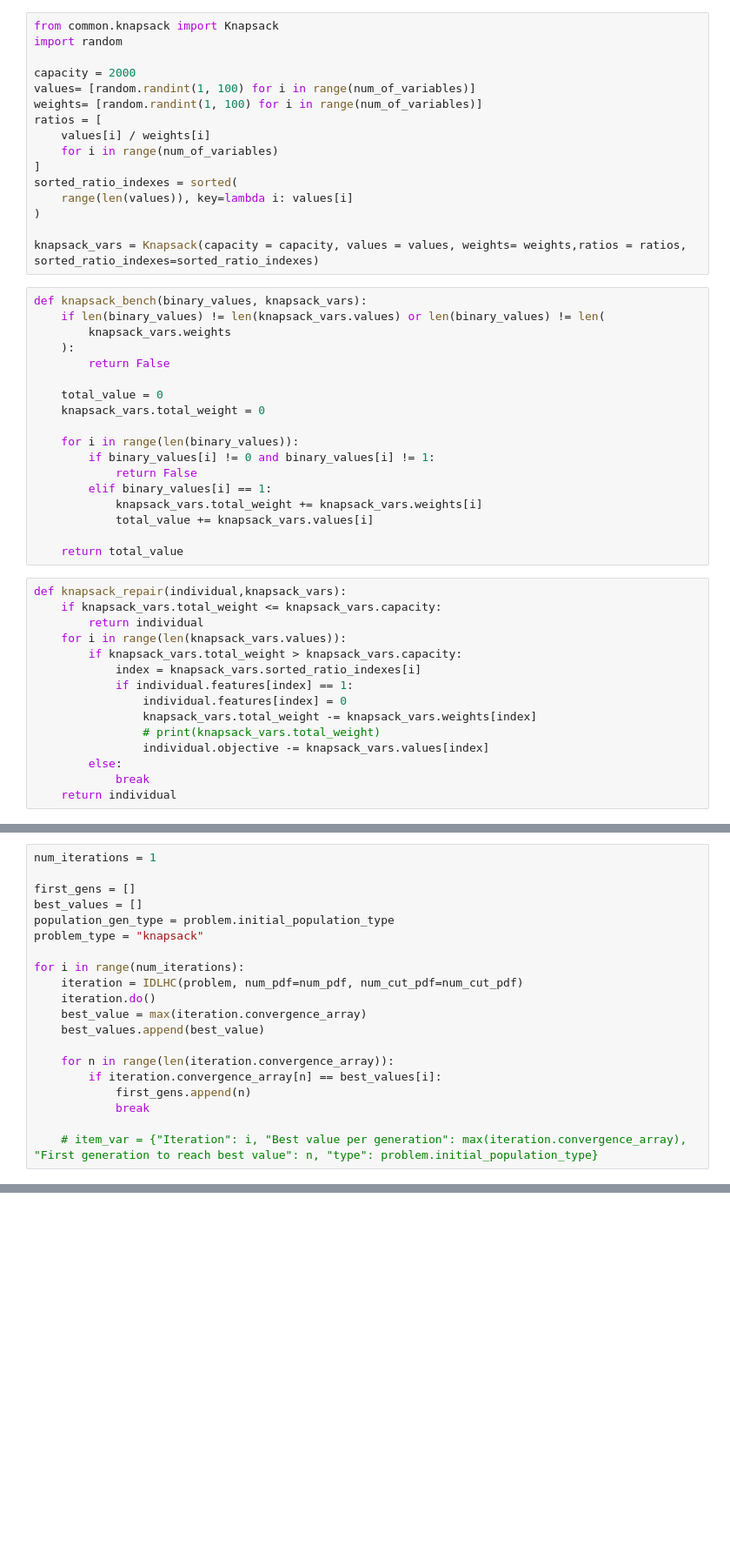
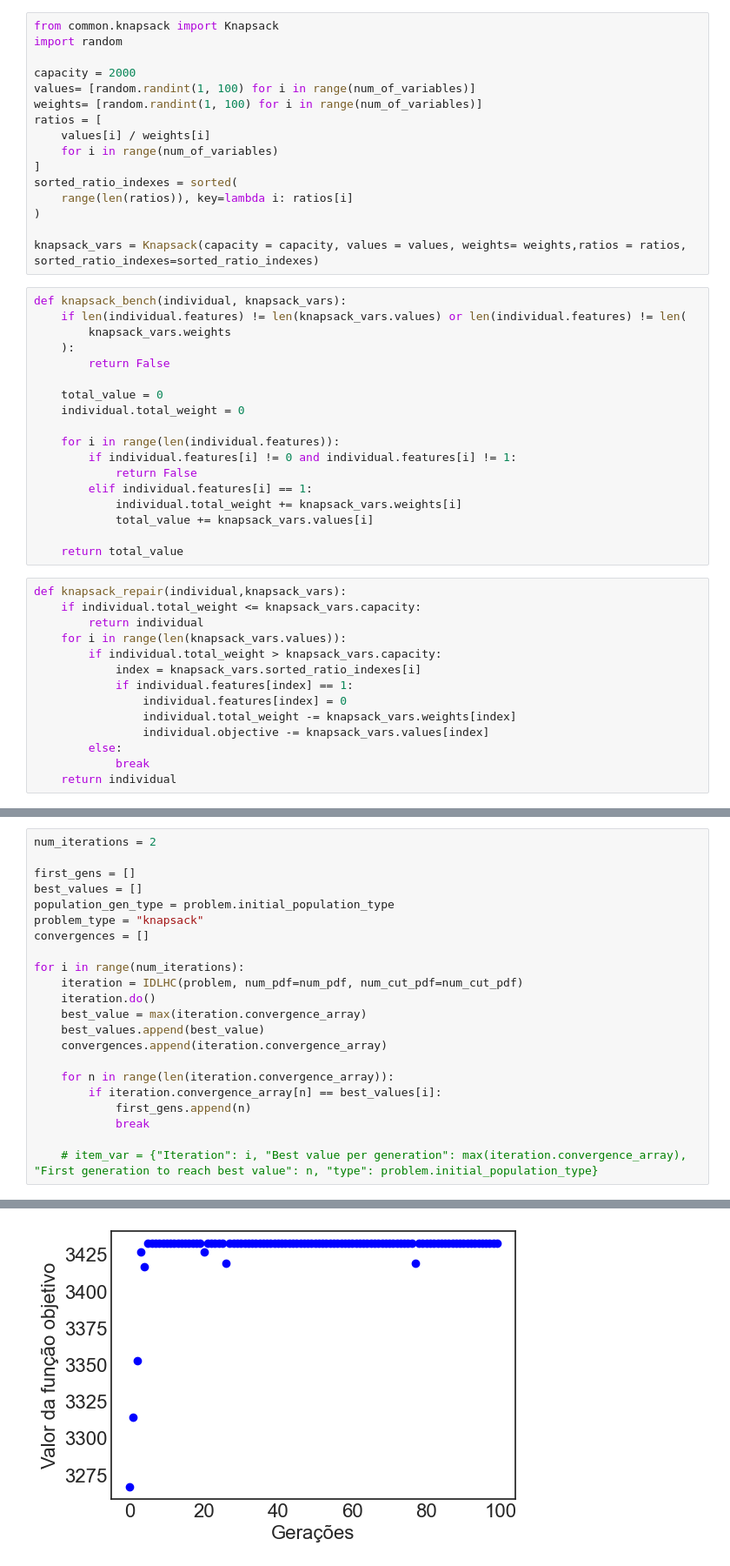
Before and after one commit to mbdemoraes/idlhc-code, a Jupyter notebook: main.ipynb, the cells around one changed output, grey strips where cells are left out. Shown: that part at 87% size. Saved outputs shown, nothing was run; the diff lists cells and outputs as text; blank space fills up the shorter version.

```diff
--- a/main.ipynb
+++ b/main.ipynb
@@ -21,39 +21,38 @@ ratios = [
     for i in range(num_of_variables)
 ]
 sorted_ratio_indexes = sorted(
-    range(len(values)), key=lambda i: values[i]
+    range(len(ratios)), key=lambda i: ratios[i]
 )
 
 knapsack_vars = Knapsack(capacity = capacity, values = values, weights= weights,ratios = ratios, sorted_ratio_indexes=sorted_ratio_indexes)
 # %%
-def knapsack_bench(binary_values, knapsack_vars):
-    if len(binary_values) != len(knapsack_vars.values) or len(binary_values) != len(
+def knapsack_bench(individual, knapsack_vars):
+    if len(individual.features) != len(knapsack_vars.values) or len(individual.features) != len(
         knapsack_vars.weights
     ):
         return False
 
     total_value = 0
-    knapsack_vars.total_weight = 0
+    individual.total_weight = 0
 
-    for i in range(len(binary_values)):
-        if binary_values[i] != 0 and binary_values[i] != 1:
+    for i in range(len(individual.features)):
+        if individual.features[i] != 0 and individual.features[i] != 1:
             return False
-        elif binary_values[i] == 1:
-            knapsack_vars.total_weight += knapsack_vars.weights[i]
+        elif individual.features[i] == 1:
+            individual.total_weight += knapsack_vars.weights[i]
             total_value += knapsack_vars.values[i]
 
     return total_value
 # %%
 def knapsack_repair(individual,knapsack_vars):
-    if knapsack_vars.total_weight <= knapsack_vars.capacity:
+    if individual.total_weight <= knapsack_vars.capacity:
         return individual
     for i in range(len(knapsack_vars.values)):
-        if knapsack_vars.total_weight > knapsack_vars.capacity:
+        if individual.total_weight > knapsack_vars.capacity:
             index = knapsack_vars.sorted_ratio_indexes[i]
             if individual.features[index] == 1:
                 individual.features[index] = 0
-                knapsack_vars.total_weight -= knapsack_vars.weights[index]
-                # print(knapsack_vars.total_weight)
+                individual.total_weight -= knapsack_vars.weights[index]
                 individual.objective -= knapsack_vars.values[index]
         else:
             break
@@ -93,18 +97,20 @@ problem = Problem(num_of_variables=num_of_variables,
                       direction=direction,
                       initial_population_type=2,)
 # %%
-num_iterations = 1
+num_iterations = 2
 
 first_gens = []
 best_values = []
 population_gen_type = problem.initial_population_type
 problem_type = "knapsack"
+convergences = []
 
 for i in range(num_iterations):
     iteration = IDLHC(problem, num_pdf=num_pdf, num_cut_pdf=num_cut_pdf)
     iteration.do()
     best_value = max(iteration.convergence_array)
     best_values.append(best_value)
+    convergences.append(iteration.convergence_array)
 
     for n in range(len(iteration.convergence_array)):
         if iteration.convergence_array[n] == best_values[i]:
@@ -112,3 +118,4 @@ for i in range(num_iterations):
             break
 
     # item_var = {"Iteration": i, "Best value per generation": max(iteration.convergence_array), "First generation to reach best value": n, "type": problem.initial_population_type}
+# %% [output]
@@ -114,0 +139 @@ for i in range(num_iterations):
+[figure, added]
```
Also changed, not shown: parts of 4 cells of this notebook, 3 other files.
